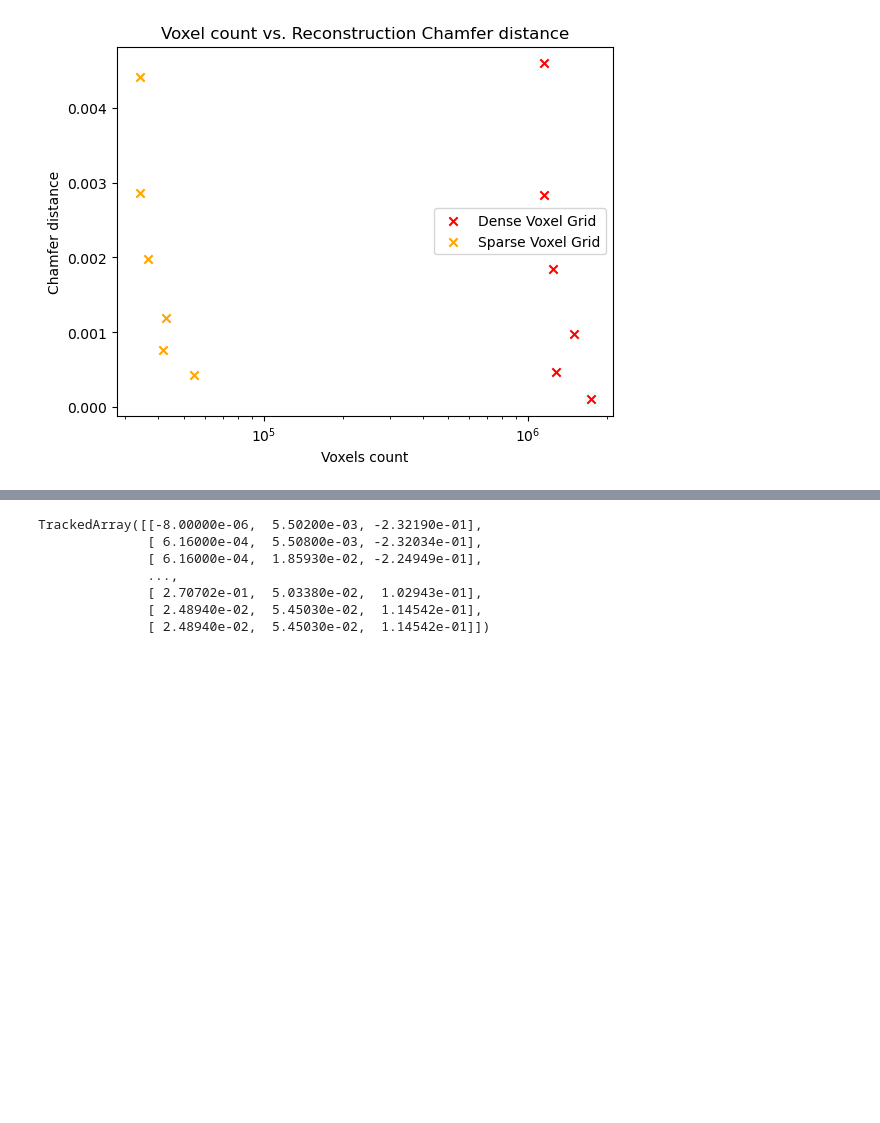
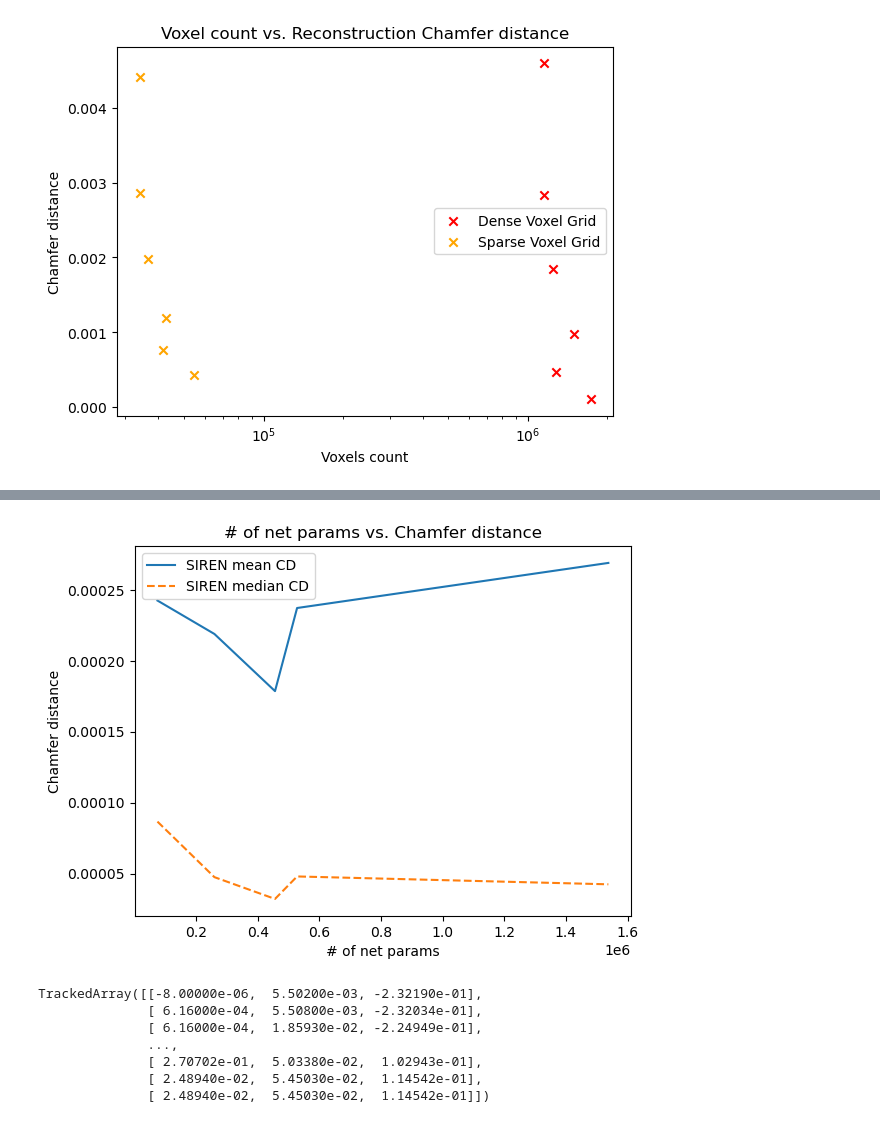
Before and after one commit to philippwulff/Deep3DComp, a Jupyter notebook: test.ipynb, the cells around one changed output, grey strips where cells are left out. Drawn from its saved outputs; the diff is of its cells as text; code cells hidden in the pictures; blank space fills up the shorter version.

```diff
--- a/test.ipynb
+++ b/test.ipynb
@@ -80,3 +85,19 @@ plotting.plot_capacity_vs_chamfer_dist(voxelization_logs=vox_logs)
+# %%
+exps = [
+    "../../shared/deepsdfcomp/searches/num_params_search/exp00_4layers_128width",
+    "../../shared/deepsdfcomp/searches/num_params_search/exp01_6layers_192width",
+    "../../shared/deepsdfcomp/searches/num_params_search/exp04_12layers_384width",
+    "../../shared/deepsdfcomp/searches/num_params_search/exp05_6layers_288width",
+    "../../shared/deepsdfcomp/searches/double_nonlinearity/siren_new_schedule",
+    # "../../shared/deepsdfcomp/searches/num_params_search/",
+    # "../../shared/deepsdfcomp/searches/num_params_search/",
+    ]
+vox_logs = [
+
+]
+plotting.plot_capacity_vs_chamfer_dist(exp_dirs_net_capacity=exps)
+# %% [output]
+[figure, added]
 # %%
 mesh.dump().sum().vertices
 # %% [output]
```
Also changed, not shown: parts of 10 cells of this notebook, 2 other files.
